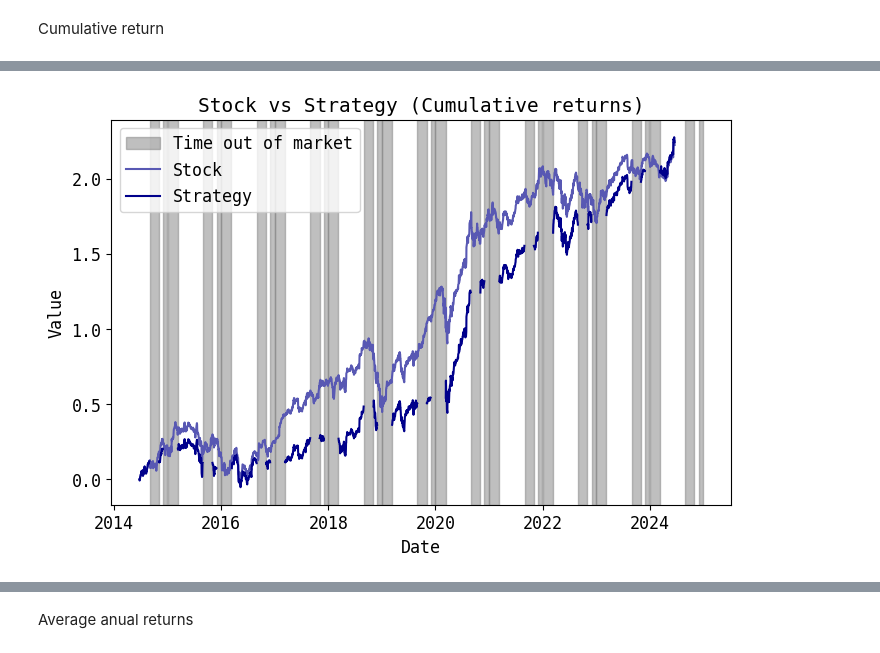
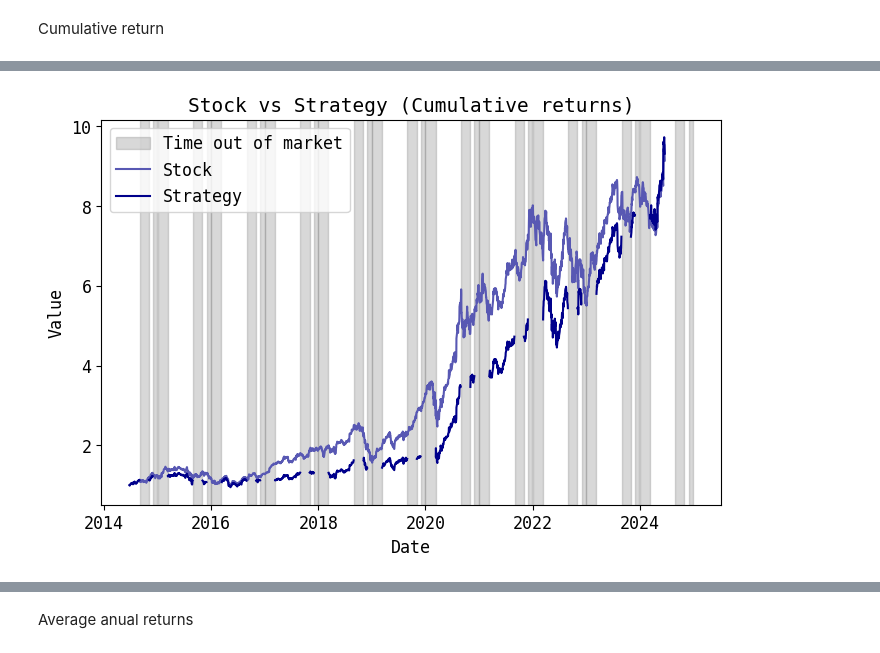
Before and after one commit to SEREMM/stationary_strategies, a Jupyter notebook: aapl_stationary_2.ipynb, the cells around one changed output, grey strips where cells are left out. Saved outputs shown, nothing was run; the diff lists cells and outputs as text; code cells hidden in the pictures.

```diff
--- a/aapl_stationary_2.ipynb
+++ b/aapl_stationary_2.ipynb
@@ -241,26 +241,26 @@ def plot_cum_returns(x, y1, y2, not_in_market):
   ax.set_title('Stock vs Strategy (Cumulative returns)')
   # Shading
   for dates in not_in_market:
-      ax.axvspan(pd.to_datetime(dates[0]), pd.to_datetime(dates[1]), color='grey', alpha=.5)
+      ax.axvspan(pd.to_datetime(dates[0]), pd.to_datetime(dates[1]), color='grey', alpha=.3)
   # Add custom legend for shading
-  grey_patch = mpatches.Patch(color='grey', alpha=.5, label='Time out of market')
+  grey_patch = mpatches.Patch(color='grey', alpha=.3, label='Time out of market')
   ax.legend(handles=[grey_patch, *ax.get_legend_handles_labels()[0]], loc='best')
   # Show
   plt.show()
 # %%
 # Generate the list of date ranges not in the market
 lista = []
 for anio in df.index.year.unique():
     val1 = [f'{anio}-1-1', f'{anio}-03-11'] # not in market
     val2 = [f'{anio}-08-31', f'{anio}-11-2'] # not in market
     val3 = [f'{anio}-12-1', f'{anio}-12-31'] # not in market
     lista.append(val1)
     lista.append(val2)
     lista.append(val3)
 
-plot_cum_returns(df.index, df.log_ret.cumsum(), df_est.log_ret.cumsum(), lista[1:])
+plot_cum_returns(df.index, np.exp(df.log_ret.cumsum()), np.exp(df_est.log_ret.cumsum()), lista[1:])
 # %% [output]
-[figure, old version]
+[figure, new version]
 # %%
 print('Days in market and days out of market (strategy)')
 df_est.strategy.value_counts()
```
Also changed, not shown: parts of 16 cells of this notebook.
